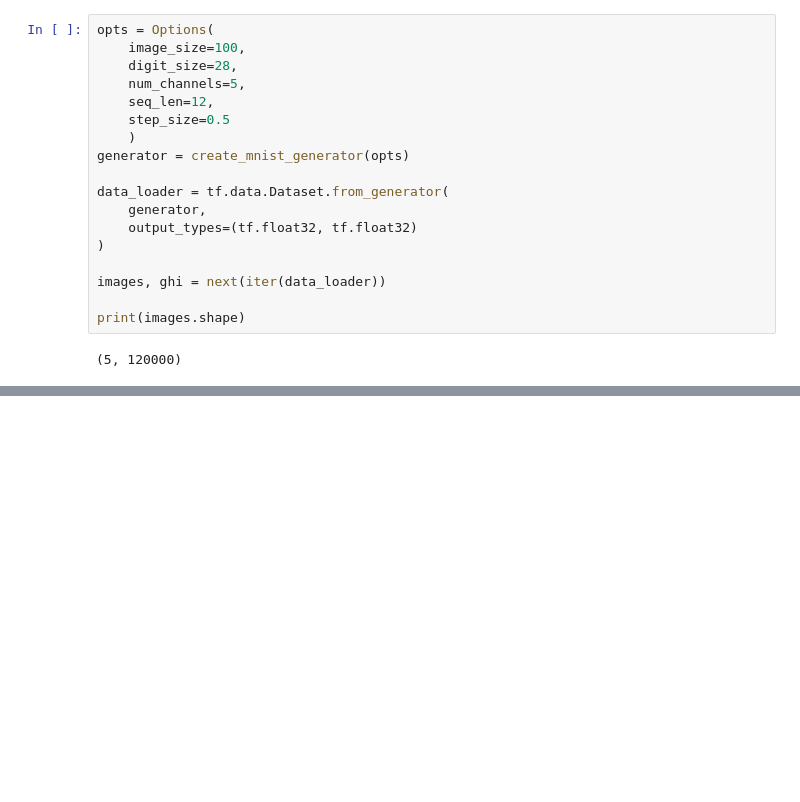
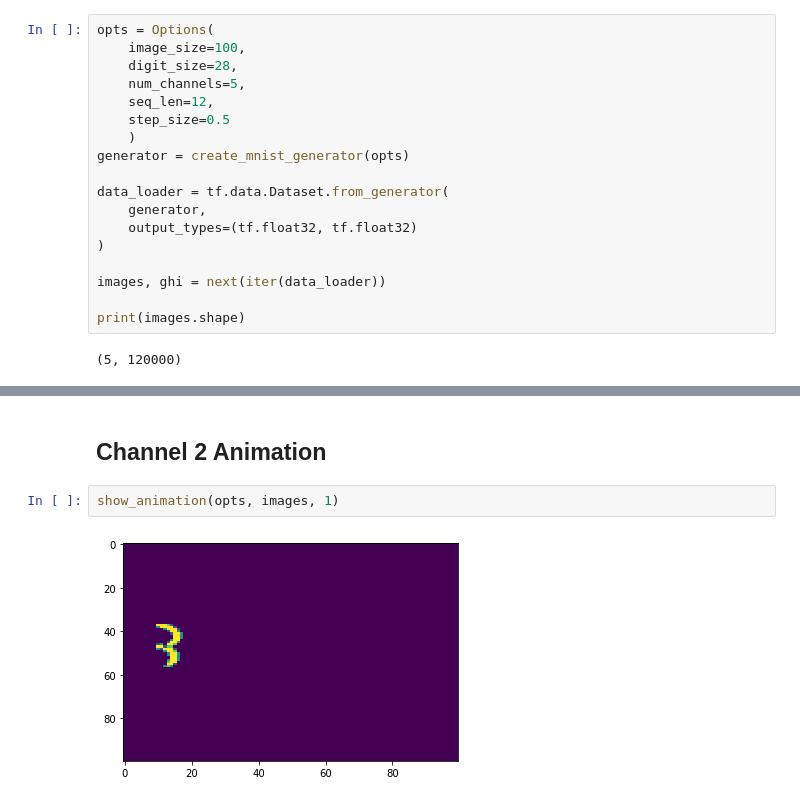
Before and after one commit to krysial/ift6759-t6-p1, a Jupyter notebook: notebooks/synthetic.ipynb, the cells around one changed output, grey strips where cells are left out. Cells and saved outputs as stored; diff of their text form; blank space fills up the shorter version.

```diff
--- a/notebooks/synthetic.ipynb
+++ b/notebooks/synthetic.ipynb
@@ -38,0 +75,7 @@ plt.show()
+# %% [markdown]
+**Channel 2 Animation**
+---
+# %%
+show_animation(opts, images, 1)
+# %% [output]
+[figure, added]
```
Also changed, not shown: parts of 6 cells of this notebook, 3 other files.
